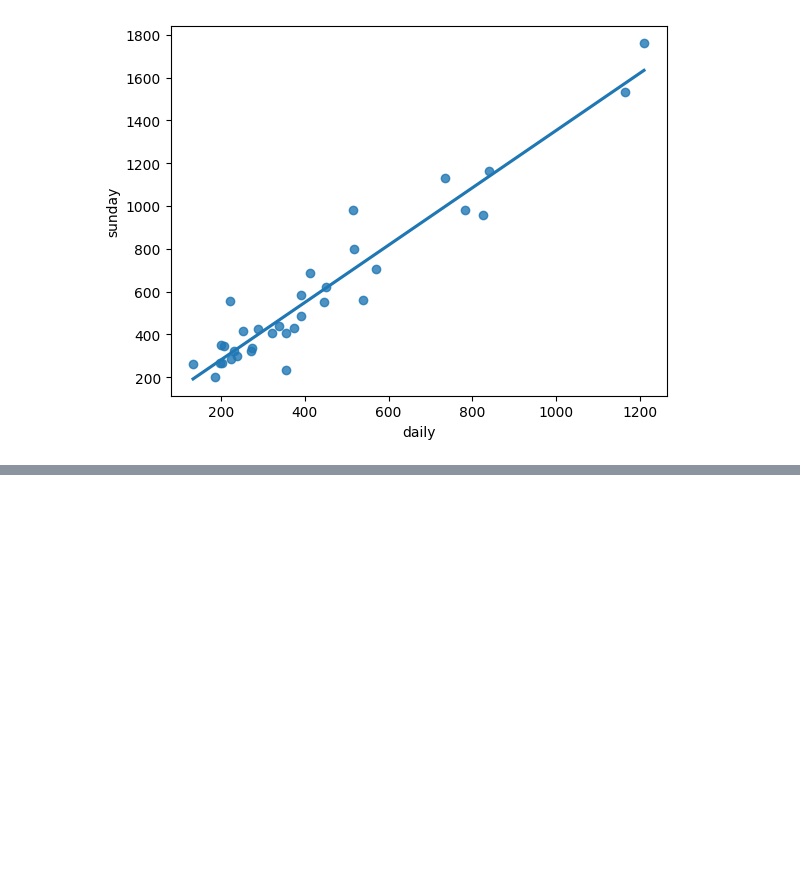
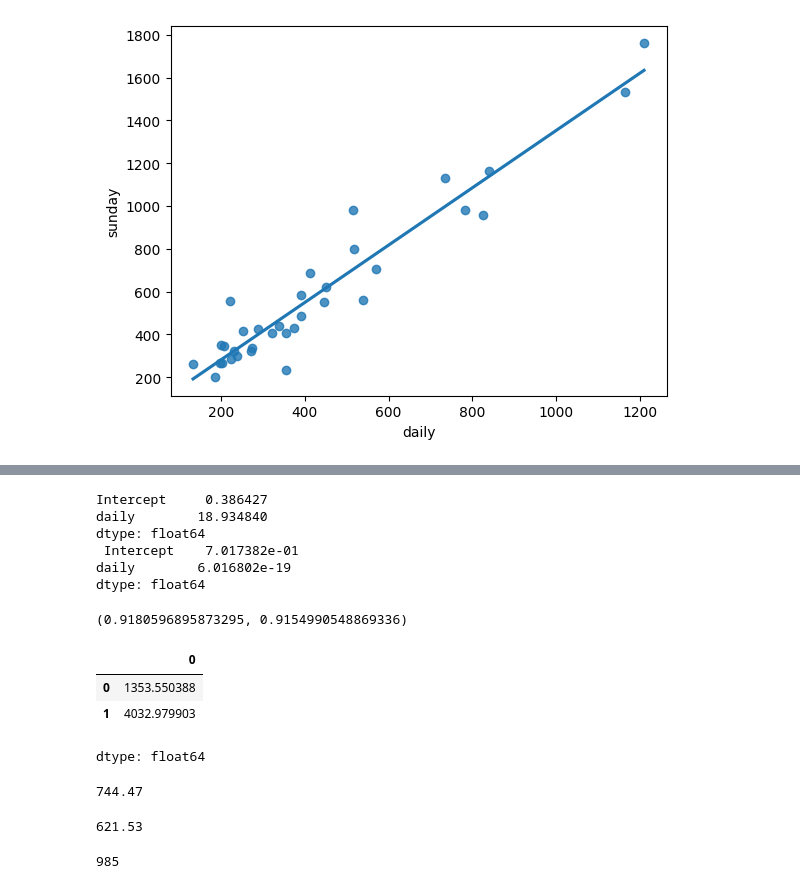
Before and after one commit to Tony-47/training, a Jupyter notebook: day_20.ipynb, the cells around one changed output, grey strips where cells are left out. Drawn from its saved outputs; the diff is of its cells as text; code cells hidden in the pictures; blank space fills up the shorter version.

```diff
--- a/day_20.ipynb
+++ b/day_20.ipynb
@@ -97,0 +106,26 @@ sns.regplot(x='daily',y='sunday',data=data,ci=None);
+# %%
+print(model.tvalues, '\n', model.pvalues)
+# %% [output]
+Intercept     0.386427
+daily        18.934840
+dtype: float64
+ Intercept    7.017382e-01
+daily        6.016802e-19
+dtype: float64
+# %%
+#R squared values
+(model.rsquared,model.rsquared_adj)
+# %% [output]
+(0.9180596895873295, 0.9154990548869336)
+# %%
+#predict for 200 and 300 daily circulation
+newdata=pd.Series([1000,3000])
+# %%
+data_pred=pd.DataFrame(newdata,columns=['daily'])
+# %%
+model.predict(data_pred)
+# %% [output]
+|  | 0 |
+| 0 | 1353.550388 |
+| 1 | 4032.979903 |
+dtype: float64
@@ -97,0 +137,12 @@ sns.regplot(x='daily',y='sunday',data=data,ci=None);
+# %%
+683 + 61.47
+# %% [output]
+744.47
+# %%
+683-61.47
+# %% [output]
+621.53
+# %%
+1085+-100
+# %% [output]
+985
```
Also changed, not shown: parts of 4 cells of this notebook.
